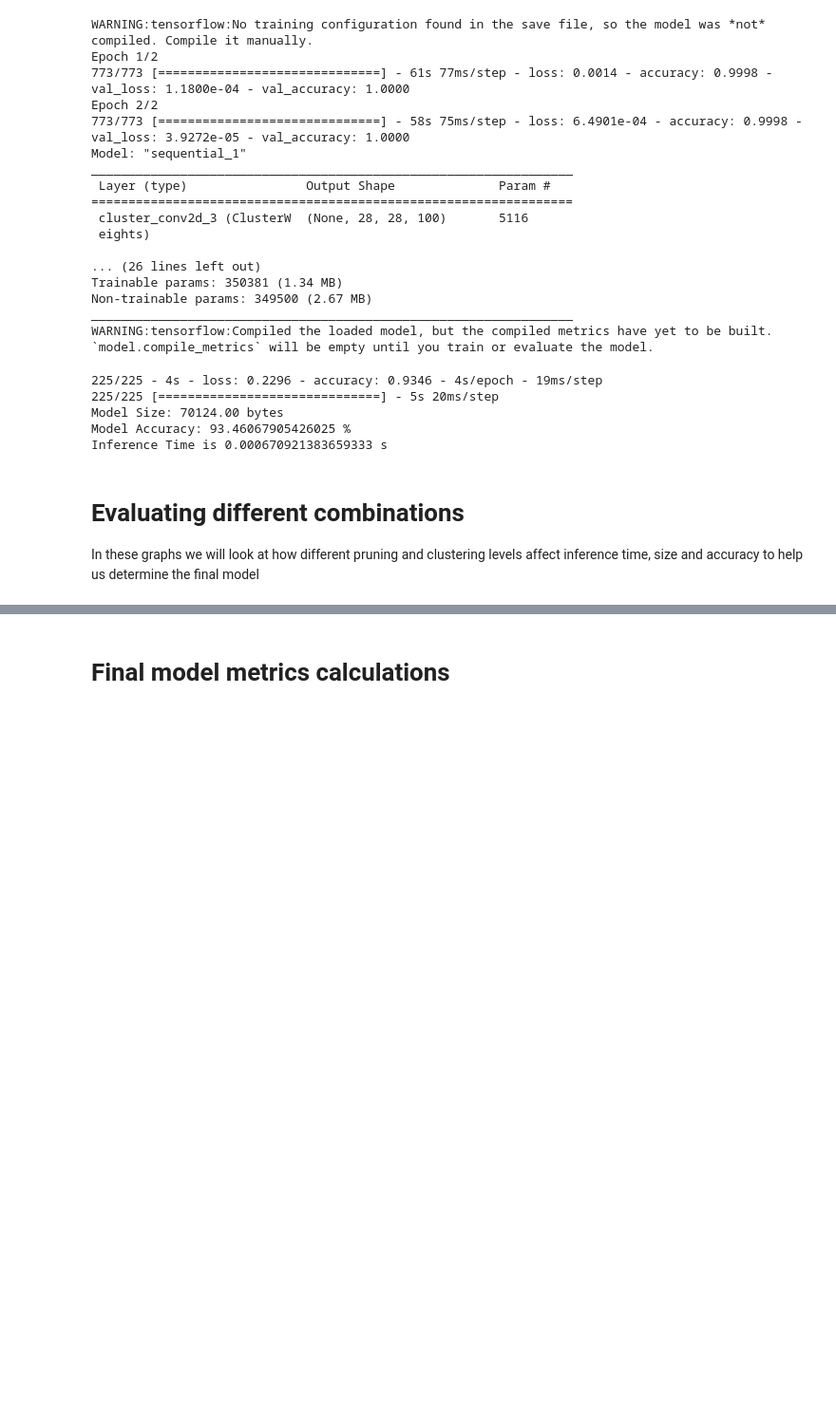
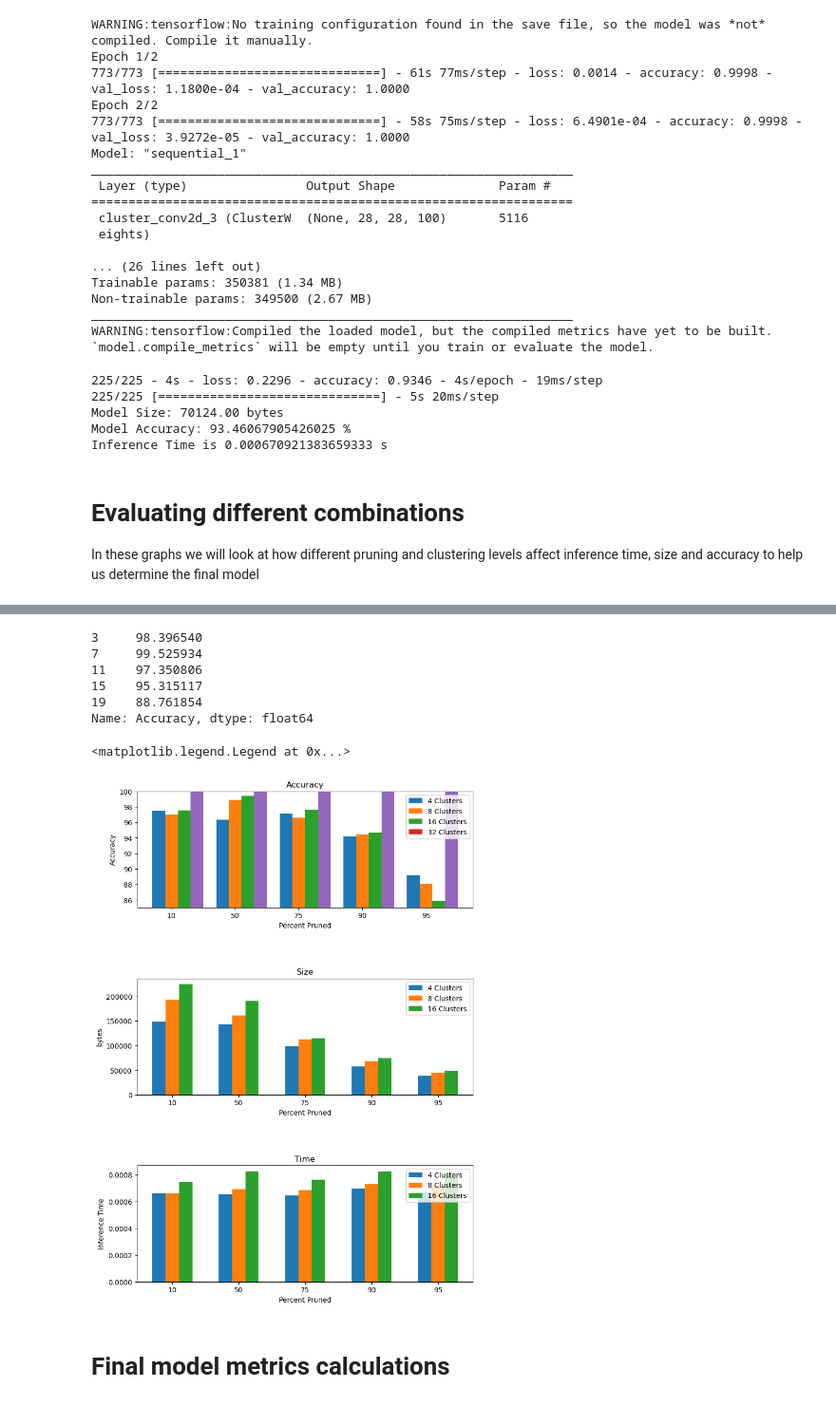
Before and after one commit to maxwellnorris33/ENDG511_Final_Project, a Jupyter notebook: Sign_language_model.ipynb, the cells around one changed output, grey strips where cells are left out. Shown at 95% size. Drawn from its saved outputs; the diff is of its cells as text; code cells hidden in the pictures; blank space fills up the shorter version.

Commit message:
Created a bunch of possible models and started the graphing code to decide. It doesnt work yet

```diff
--- a/Sign_language_model.ipynb
+++ b/Sign_language_model.ipynb
@@ -501,39 +706,69 @@ TypeError: in user code:
+# %%
+metrics.iloc[3::4,2]
+# %% [output]
+3     98.396540
+7     99.525934
+11    97.350806
+15    95.315117
+19    88.761854
+Name: Accuracy, dtype: float64
 # %%
 #graphing the data created in the cell above
-val=[0.0,1.0,2.0,3.0]
-val2=[0.2,1.2,2.2,3.2]
-val3=[-0.2,0.8,1.8,2.8]
-text=['0','10','50','90']
+
+#loading data
+metrics = pd.read_csv("PruningClusteringCombos.csv")
+
+#hidden x values and labels
+val=[-0.2,0.8,1.8,2.8,3.8]
+val2=[0.0,1.0,2.0,3.0,4.0]
+val3=[0.2,1.2,2.2,3.2,4.2]
+val4=[0.4,1.4,2.4,3.4,4.4]
+text=['10','50','75','90','95']
+
+#graphing
+#main figure code
 fig, (ax1, ax2, ax3) = plt.subplots(3)
 fig.tight_layout(pad=2)
 fig.set_size_inches(8, 12)
-ax1.bar(val2, metrics.iloc[::3,2], label='None', width=0.2)
-ax1.bar(val, metrics.iloc[1::3,2], label='8Bit', width=0.2)
-ax1.bar(val3, metrics.iloc[2::3,2], label='fp16', width=0.2)
+
+#accuracy over pruning and clustering combinations
+ax1.bar(val, metrics.iloc[::4,2], label='4 Clusters', width=0.2)
+ax1.bar(val2, metrics.iloc[1::4,2], label='8 Clusters', width=0.2)
+ax1.bar(val3, metrics.iloc[2::4,2], label='16 Clusters', width=0.2)
+ax1.bar(val4, metrics.iloc[3::4,2], label='32 Clusters', width=0.2)
 ax1.set_title("Accuracy")
 ax1.set_xlabel("Percent Pruned")
 ax1.set_ylabel("Accuracy")
-ax1.set_ylim([0.9,1.0])
-ax1.set_xticks(val)
+ax1.set_ylim([85,100])
+ax1.set_xticks(val2)
 ax1.set_xticklabels(text)
 ax1.legend()
-ax2.bar(val2, metrics.iloc[::3,3], label='None', width=0.2)
-ax2.bar(val, metrics.iloc[1::3,3], label='8Bit', width=0.2)
-ax2.bar(val3, metrics.iloc[2::3,3], label='fp16', width=0.2)
+
+#Size bar graphs
+ax2.bar(val, metrics.iloc[::4,3], label='4 Clusters', width=0.2)
+ax2.bar(val2, metrics.iloc[1::4,3], label='8 Clusters', width=0.2)
+ax2.bar(val3, metrics.iloc[2::4,3], label='16 Clusters', width=0.2)
+ax1.bar(val4, metrics.iloc[3::4,3], label='32 Clusters', width=0.2)
 ax2.set_title("Size")
 ax2.set_xlabel("Percent Pruned")
 ax2.set_ylabel("bytes")
-ax2.set_xticks(val)
+ax2.set_xticks(val2)
 ax2.set_xticklabels(text)
 ax2.legend()
-ax3.bar(val2, metrics.iloc[::3,4], label='None', width=0.2)
-ax3.bar(val, metrics.iloc[1::3,4], label='8Bit', width=0.2)
-ax3.bar(val3, metrics.iloc[2::3,4], label='fp16', width=0.2)
+
+#inference time bar graphs
+ax3.bar(val, metrics.iloc[::4,4], label='4 Clusters', width=0.2)
+ax3.bar(val2, metrics.iloc[1::4,4], label='8 Clusters', width=0.2)
+ax3.bar(val3, metrics.iloc[2::4,4], label='16 Clusters', width=0.2)
+ax1.bar(val4, metrics.iloc[3::4,4], label='32 Clusters', width=0.2)
 ax3.set_title("Time")
 ax3.set_xlabel("Percent Pruned")
 ax3.set_ylabel("Inference Time")
-ax3.set_xticks(val)
+ax3.set_xticks(val2)
 ax3.set_xticklabels(text)
 ax3.legend()
+# %% [output]
+<matplotlib.legend.Legend at 0x...>
+[figure, added]
 # %% [markdown]
 # Final model metrics calculations
```
Also changed, not shown: parts of 2 cells of this notebook, 26 other files.
